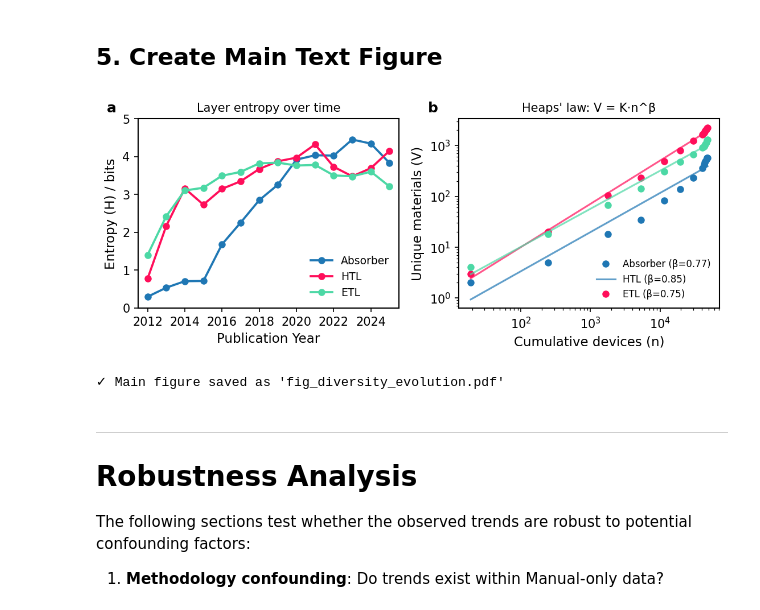
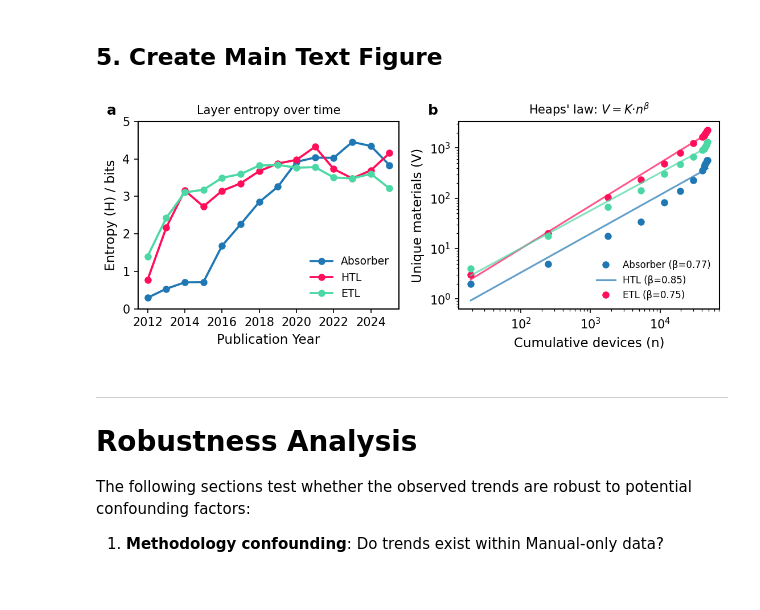
Before and after one commit to FAIRmat-NFDI/nomad-perovskite-solar-cells-database, a Jupyter notebook: src/perovskite_solar_cell_database/example_uploads/perovskite_database/diversity_analysis.ipynb, the cells around one changed output. Cells and saved outputs as stored; diff of their text form; code cells hidden in the pictures.

Commit message:
clean up diversity analysis notebook and add context

```diff
--- a/src/perovskite_solar_cell_database/example_uploads/perovskite_database/diversity_analysis.ipynb
+++ b/src/perovskite_solar_cell_database/example_uploads/perovskite_database/diversity_analysis.ipynb
@@ -287,39 +295,35 @@ for layer in layers:
     V = cumul_df[f'{layer}_cumulative'].values
     ax2.loglog(n, V, 'o', color=colors[layer], markersize=5)
 
     params = heaps_params[layer]
     n_fit = np.logspace(np.log10(n.min()), np.log10(n.max()), 100)
     V_fit = params['K'] * n_fit ** params['beta']
     ax2.loglog(n_fit, V_fit, '-', color=colors[layer], linewidth=1.5, alpha=0.7)
 
 ax2.set_xlabel('Cumulative devices (n)')
 ax2.set_ylabel('Unique materials (V)')
-ax2.set_title("Heaps' law: V = K·n^β", fontsize=10)
+ax2.set_title("Heaps' law: $V = K·n^β$", fontsize=10)
 legend_labels = [
     f'Absorber (β={heaps_params["absorber"]["beta"]:.2f})',
     f'HTL (β={heaps_params["HTL"]["beta"]:.2f})',
     f'ETL (β={heaps_params["ETL"]["beta"]:.2f})',
 ]
 ax2.legend(legend_labels, frameon=False, loc='lower right', fontsize=8)
 ax2.text(
     -0.12,
     1.02,
     'b',
     transform=ax2.transAxes,
     fontsize=12,
     fontweight='bold',
     va='bottom',
 )
 
 plt.tight_layout()
 fig.savefig('fig_diversity_evolution.pdf', bbox_inches='tight', dpi=300)
-fig.savefig('fig_diversity_evolution.png', bbox_inches='tight', dpi=300)
 plt.show()
-
-print("\n✓ Main figure saved as 'fig_diversity_evolution.pdf'")
 # %% [output]
-[figure, old version]
+[figure, new version]
-✓ Main figure saved as 'fig_diversity_evolution.pdf'
 # %% [markdown]
 ---
 # Robustness Analysis
```
Also changed, not shown: parts of 4 cells of this notebook.
